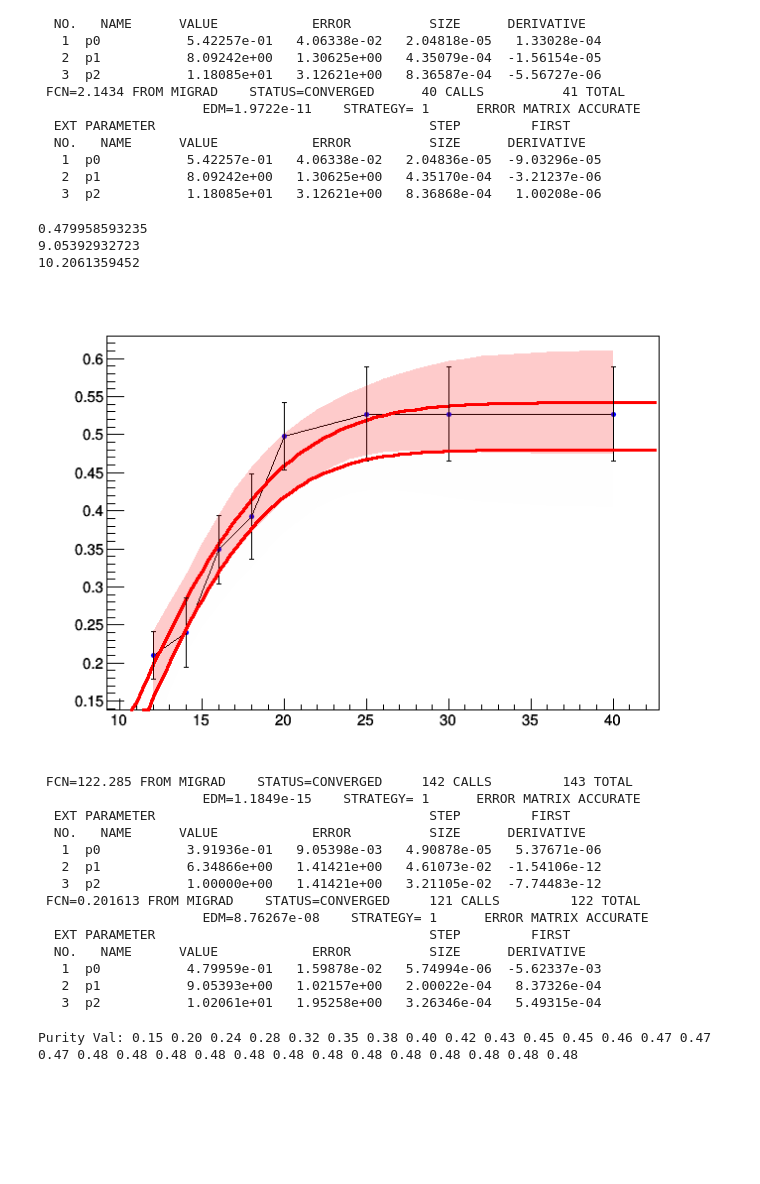
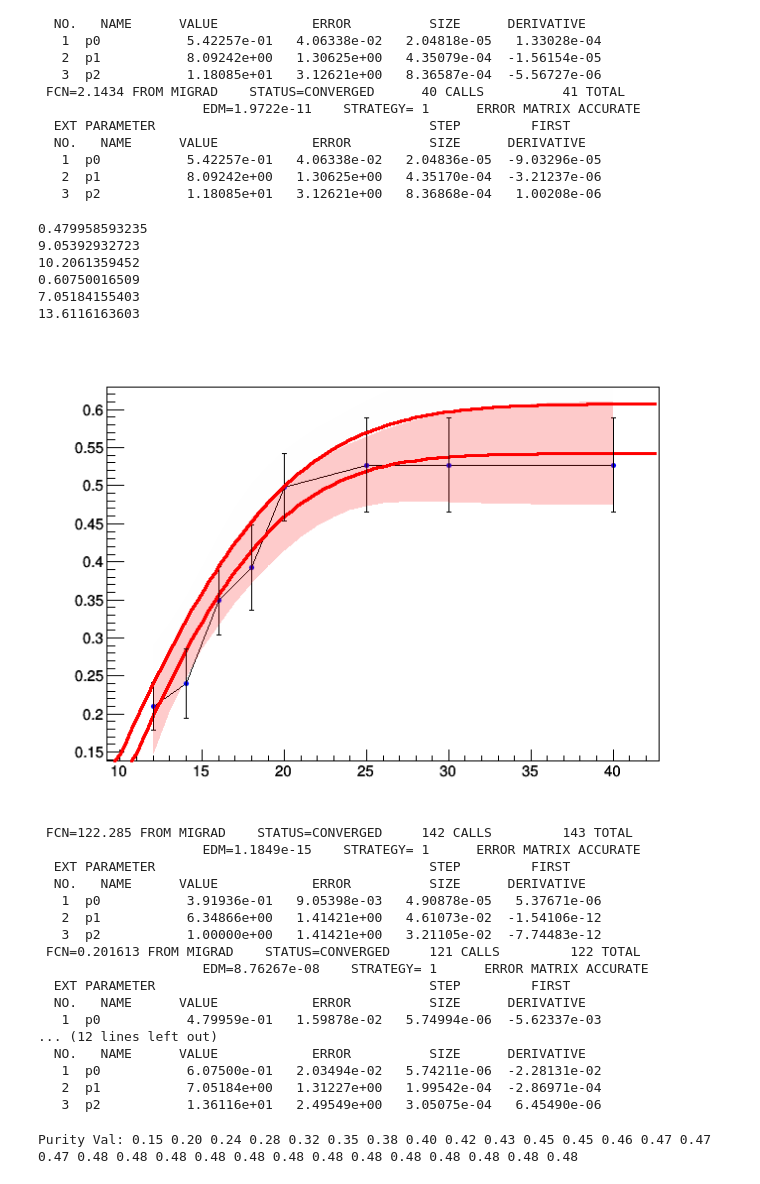
Before and after one commit to ftoralesacosta/GH_Correlations, a Jupyter notebook: Analysis_Notebooks/Projections_Pairs.ipynb, the cells around one changed output. Cells and saved outputs as stored; diff of their text form; code cells hidden in the pictures; blank space fills up the shorter version.

```diff
--- a/Analysis_Notebooks/Projections_Pairs.ipynb
+++ b/Analysis_Notebooks/Projections_Pairs.ipynb
@@ -54,7 +58,7 @@ H_Purities_pT12_40
 #File1="../InputData/pT_Rebin_4_Weights/13f_0GeVTracks_Mixed_300_Correlation_Lambda.root"
 #File2="../InputData/pT_Rebin_4_Weights/13f_0GeVTracks_Mixed_300_Correlation_Lambda.root"
 File1="../InputData/pT_Rebin_1_pDevPlus/13f_0GeVTracks_Mixed_300_Correlation_Lambda.root"
-File2="../InputData/pT_Rebin_1_pDevPlus/13f_0GeVTracks_Mixed_300_Correlation_Lambda.root"
+File2="../InputData/pT_Rebin_1/13f_0GeVTracks_Mixed_300_Correlation_Lambda.root"
 
 
 
@@ -70,7 +74,7 @@ for ipt in range (N_pT_Bins):
     for izt in range (zT_offset,NzT+zT_offset):
         ax = fig.add_subplot(3,4,izt+1)
 
-        Histo1 = file1.Get("Correlation__pT%1.0f_%1.0f__zT%1.0f_zT%1.0f"%(pTbins[ipt],pTbins[ipt+1],zTbins[izt]*100,zTbins[izt+1]*100))
+        Histo1 = file1.Get("DNN1_Correlation__pT%1.0f_%1.0f__zT%1.0f_zT%1.0f"%(pTbins[ipt],pTbins[ipt+1],zTbins[izt]*100,zTbins[izt+1]*100))
         #print(("Correlation__pT%1.0f_%1.0f__zT%1.0f_%1.0f"%(pTbins[ipt],pTbins[ipt+1],zTbins[izt]*100,zTbins[izt+1]*100)))
         Histo2 = file2.Get("DNN1_Correlation__pT%1.0f_%1.0f__zT%1.0f_zT%1.0f"%(pTbins[ipt],pTbins[ipt+1],zTbins[izt]*100,zTbins[izt+1]*100))
 
@@ -98,7 +102,7 @@ for ipt in range (N_pT_Bins):
         plt.errorbar(Corr_Axis,Signal,yerr = S_Error,label="Signal Clusters ($\lambda^{2}_{0}$ < 0.4)")
         #plt.errorbar(Corr_Axis,Background,yerr = B_Error,label="Signal Clusters ($\lambda^{2}_{0}$ < 0.4)")
 
-        plt.ylim(1,2)
+        #plt.ylim(1,2)
 #plt.title(r"Isolated Cluster $p_{\mathrm{T}}$ Distribution  $\lambda$")
 #plt.ylim(0.5,0.58)
 #plt.ylim(1.9,2.0)
@@ -257,34 +261,51 @@ pGeV_Edges_3 = np.linspace(12,40,29)
 #Define your function and set parameters (notice use of string)
 func = TF1("func",'[0]*TMath::Erf((x-[1])/[2])',12,50)
 func.SetParameter(0,0.5)
 func.SetParameter(1,0.5)
 func.SetParameter(2,1.0)
 
 c = ROOT.TCanvas()
 Purity_Graph.Draw("")
 Fit_Band.SetLineColor(ROOT.kRed);
 Fit_Band.SetFillColorAlpha(ROOT.kRed,0.2)
 Fit_Band.Draw("same3");
 
 #Fill a TGraph with Purity Information
 Purity_Graph_fit_bottom = ROOT.TGraphErrors()
 for izt in range (len(pGeV_Edges_3)):
     Purity_Graph_fit_bottom.SetPoint(izt,pGeV_Edges_3[izt],fit_vals[izt]-fit_errors[izt])
     Purity_Graph_fit_bottom.SetPointError(izt,0,fit_errors[izt])
 Purity_Graph_fit_bottom.Fit("func","S")
 Purity_Graph_fit_bottom.SetFillColorAlpha(ROOT.kRed,0.0)
 Purity_Graph_fit_bottom.Draw("same3")
 fit = Purity_Graph_fit_bottom.Fit("func","S")
 print fit.Parameters()[0]
 print fit.Parameters()[1]
 print fit.Parameters()[2]
 fit.Draw("same")
+
+#Fill a TGraph with Purity Information
+Purity_Graph_fit_bottom = ROOT.TGraphErrors()
+for izt in range (len(pGeV_Edges_3)):
+    Purity_Graph_fit_bottom.SetPoint(izt,pGeV_Edges_3[izt],fit_vals[izt]+fit_errors[izt])
+    Purity_Graph_fit_bottom.SetPointError(izt,0,fit_errors[izt])
+Purity_Graph_fit_bottom.Fit("func","S")
+Purity_Graph_fit_bottom.SetFillColorAlpha(ROOT.kRed,0.0)
+Purity_Graph_fit_bottom.Draw("same3")
+fit = Purity_Graph_fit_bottom.Fit("func","S")
+print fit.Parameters()[0]
+print fit.Parameters()[1]
+print fit.Parameters()[2]
+fit.Draw("same")
 c.Draw()
 # %% [output]
 0.479958593235
 9.05392932723
 10.2061359452
+0.60750016509
+7.05184155403
+13.6116163603
-[figure, old version]
+[figure, new version]
  FCN=122.285 FROM MIGRAD    STATUS=CONVERGED     142 CALLS         143 TOTAL
                      EDM=1.1849e-15    STRATEGY= 1      ERROR MATRIX ACCURATE
   EXT PARAMETER                                   STEP         FIRST
@@ -297,8 +318,11 @@ c.Draw()
   EXT PARAMETER                                   STEP         FIRST
   NO.   NAME      VALUE            ERROR          SIZE      DERIVATIVE
    1  p0           4.79959e-01   1.59878e-02   5.74994e-06  -5.62337e-03
-   2  p1           9.05393e+00   1.02157e+00   2.00022e-04   8.37326e-04
-   3  p2           1.02061e+01   1.95258e+00   3.26346e-04   5.49315e-04
+... (12 lines left out)
+  NO.   NAME      VALUE            ERROR          SIZE      DERIVATIVE
+   1  p0           6.07500e-01   2.03494e-02   5.74211e-06  -2.28131e-02
+   2  p1           7.05184e+00   1.31227e+00   1.99542e-04  -2.86971e-04
+   3  p2           1.36116e+01   2.49549e+00   3.05075e-04   6.45490e-06
 # %%
 0.479958593235
 9.05392932723
```
Also changed, not shown: parts of 2 cells of this notebook, 41 other files.
